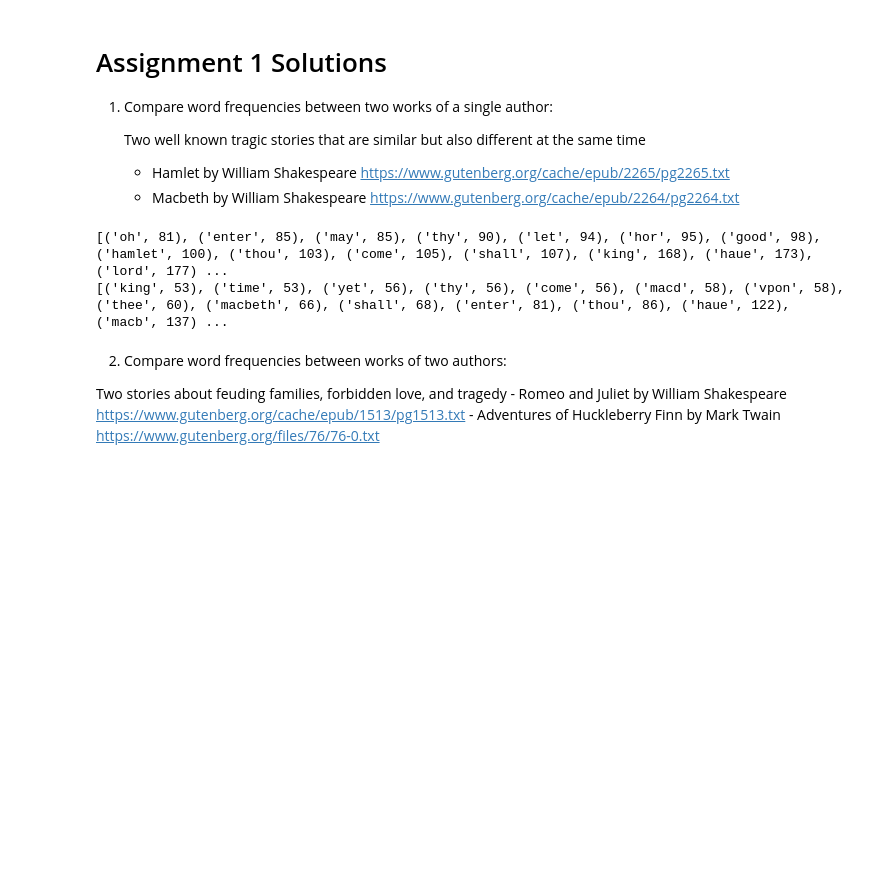
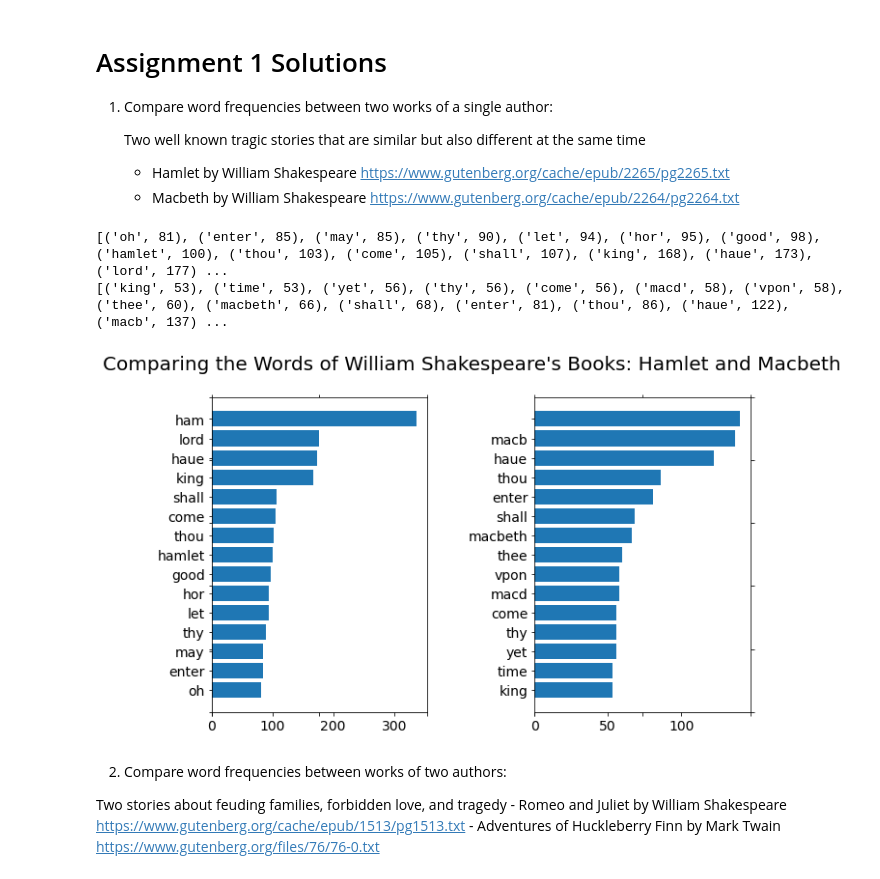
Before and after one commit to fdac22/MiniProject1, a Jupyter notebook: mdenise.ipynb, the cells around one changed output. Saved outputs shown, nothing was run; the diff lists cells and outputs as text; code cells hidden in the pictures; blank space fills up the shorter version.

```diff
--- a/mdenise.ipynb
+++ b/mdenise.ipynb
@@ -247,17 +263,18 @@ len(t)
 # %%
 # get Hamlet
 (wf_ham,tw_ham) = get_wf('https://www.gutenberg.org/cache/epub/2265/pg2265.txt')
 # get Macbeth
 (wf_mac,tw_mac) = get_wf('https://www.gutenberg.org/cache/epub/2264/pg2264.txt')
 
 # print words in list
 print(wf_ham, tw_ham)
 print(wf_mac, tw_mac)
 # plot word frequencies in chart
-# plotTwoLists(wf_ham, wf_mac, 'Comparing the Words of William Shakespeare\'s Books: Hamlet and Macbeth')
+plotTwoLists(wf_ham, wf_mac, 'Comparing the Words of William Shakespeare\'s Books: Hamlet and Macbeth')
 # %% [output]
 [('oh', 81), ('enter', 85), ('may', 85), ('thy', 90), ('let', 94), ('hor', 95), ('good', 98), ('hamlet', 100), ('thou', 103), ('come', 105), ('shall', 107), ('king', 168), ('haue', 173), ('lord', 177) ...
 [('king', 53), ('time', 53), ('yet', 56), ('thy', 56), ('come', 56), ('macd', 58), ('vpon', 58), ('thee', 60), ('macbeth', 66), ('shall', 68), ('enter', 81), ('thou', 86), ('haue', 122), ('macb', 137) ...
+[figure, added]
 # %% [markdown]
 
    2. Compare word frequencies between works of two authors:
```
Also changed, not shown: parts of 4 cells of this notebook.
